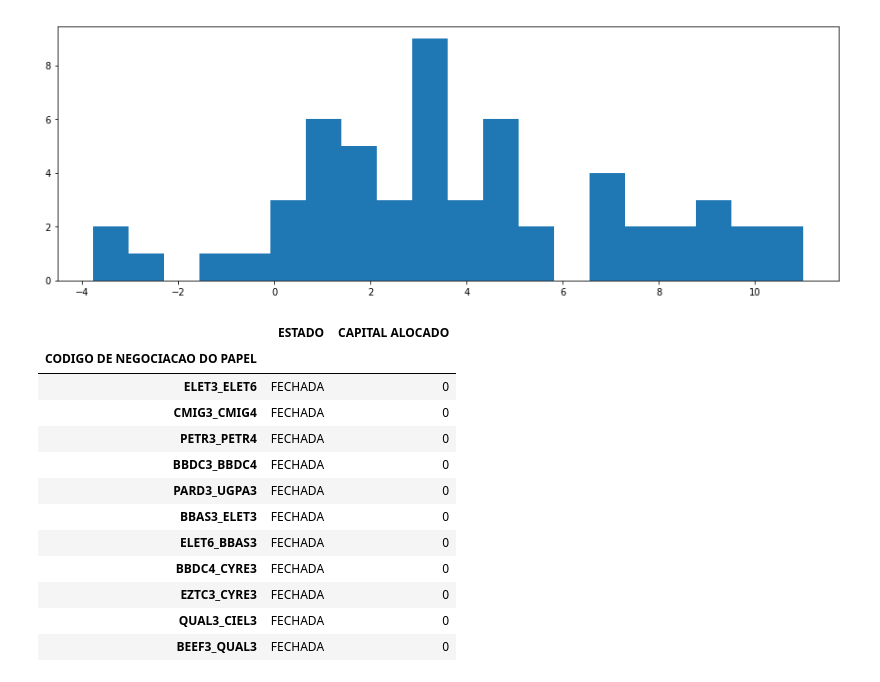
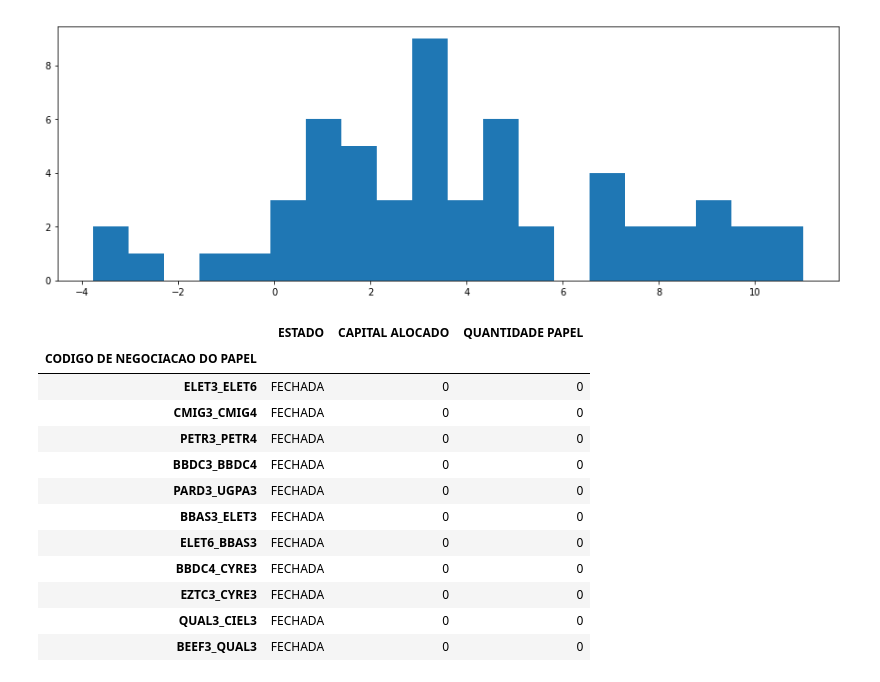
Before and after one commit to RodrigoCalderano/DOM-BOT, a Jupyter notebook: Jupyter/Long Short.ipynb, the cells around one changed output. Drawn from its saved outputs; the diff is of its cells as text; code cells hidden in the pictures.

```diff
--- a/Jupyter/Long Short.ipynb
+++ b/Jupyter/Long Short.ipynb
@@ -525,27 +543,27 @@ plt.hist(ordem_fechada,bins=20)
 # %%
 # Dataframe para auxilar no calculo da carteira ls
 
 df_pares = pd.read_csv('PARESLS/PARES')
 
 df_c_ls = pd.DataFrame()
 df_c_ls['CODIGO DE NEGOCIACAO DO PAPEL'] = df_pares['Empresa1'] + '_' + df_pares['Empresa2']
 df_c_ls['ESTADO'] = 'FECHADA'
 df_c_ls['CAPITAL ALOCADO'] = '0'
-
+df_c_ls['QUANTIDADE PAPEL'] = '0'
 df_c_ls = df_c_ls.set_index('CODIGO DE NEGOCIACAO DO PAPEL')
 df_c_ls
 # df_c_ls.loc['PETR3_PETR4']['ESTADO'] returns 'FECHADA'
 # %% [output]
-|  | ESTADO | CAPITAL ALOCADO |
-| CODIGO DE NEGOCIACAO DO PAPEL |  |  |
-| ELET3_ELET6 | FECHADA | 0 |
-| CMIG3_CMIG4 | FECHADA | 0 |
-| PETR3_PETR4 | FECHADA | 0 |
-| BBDC3_BBDC4 | FECHADA | 0 |
-| PARD3_UGPA3 | FECHADA | 0 |
-| BBAS3_ELET3 | FECHADA | 0 |
-| ELET6_BBAS3 | FECHADA | 0 |
-| BBDC4_CYRE3 | FECHADA | 0 |
-| EZTC3_CYRE3 | FECHADA | 0 |
-| QUAL3_CIEL3 | FECHADA | 0 |
-| BEEF3_QUAL3 | FECHADA | 0 |
+|  | ESTADO | CAPITAL ALOCADO | QUANTIDADE PAPEL |
+| CODIGO DE NEGOCIACAO DO PAPEL |  |  |  |
+| ELET3_ELET6 | FECHADA | 0 | 0 |
+| CMIG3_CMIG4 | FECHADA | 0 | 0 |
+| PETR3_PETR4 | FECHADA | 0 | 0 |
+| BBDC3_BBDC4 | FECHADA | 0 | 0 |
+| PARD3_UGPA3 | FECHADA | 0 | 0 |
+| BBAS3_ELET3 | FECHADA | 0 | 0 |
+| ELET6_BBAS3 | FECHADA | 0 | 0 |
+| BBDC4_CYRE3 | FECHADA | 0 | 0 |
+| EZTC3_CYRE3 | FECHADA | 0 | 0 |
+| QUAL3_CIEL3 | FECHADA | 0 | 0 |
+| BEEF3_QUAL3 | FECHADA | 0 | 0 |
```
Also changed, not shown: parts of 26 cells of this notebook, 2 other files.
